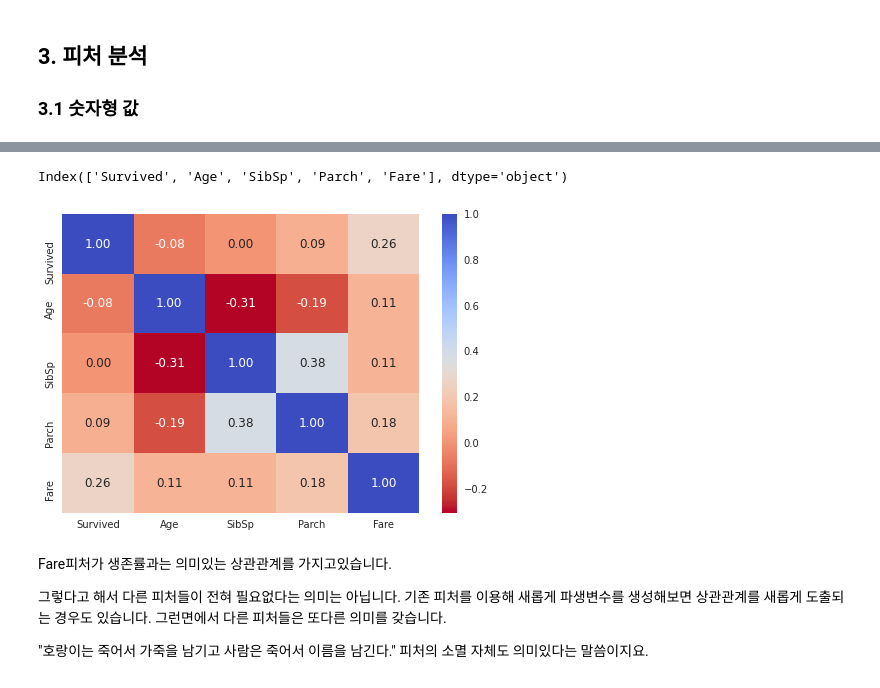
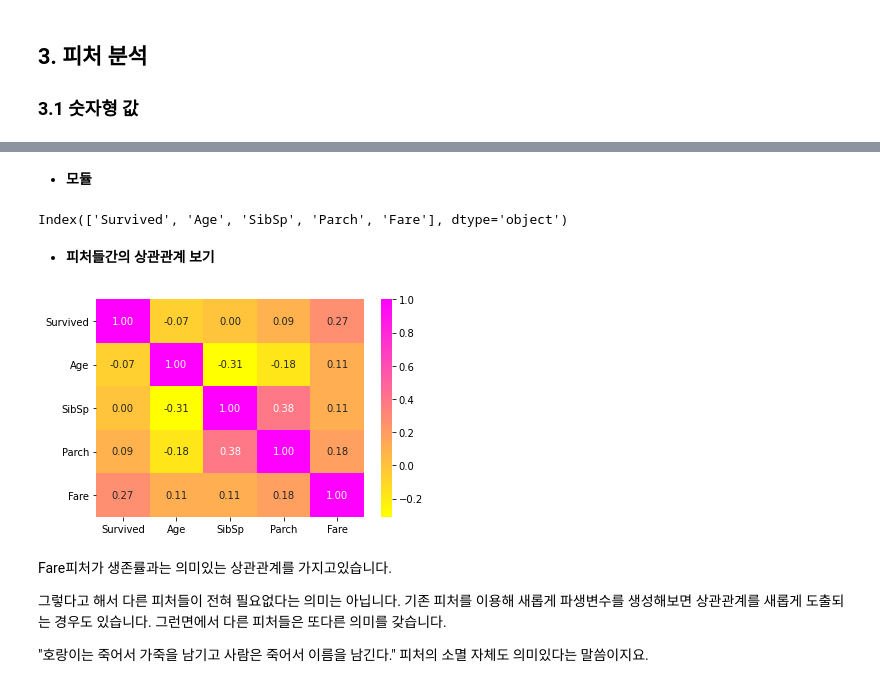
Before and after one commit to SANGSEOSEO/philosophy_datascience, a Jupyter notebook: 08.Kaggle_Dacon/titanic/titanic-data-analysis-using-ensemble-modeling.ipynb, the cells around one changed output, grey strips where cells are left out. Drawn from its saved outputs; the diff is of its cells as text; code cells hidden in the pictures.

```diff
--- a/08.Kaggle_Dacon/titanic/titanic-data-analysis-using-ensemble-modeling.ipynb
+++ b/08.Kaggle_Dacon/titanic/titanic-data-analysis-using-ensemble-modeling.ipynb
@@ -190,15 +343,12 @@ def remove_outliers(df, outlier_pos):
     이상치의 데이터프레임에서 인덱스를 매개변수로 받아
     해당 데이터를 삭제
     """
-    display("이상치 삭제전 : ", df.shape)
-
-    # show he outlier rows
+    display("이상치 삭제전", df.shape)
     display(df.iloc[outlier_pos])
 
-    # Drop outlier
-    df = df.drop(outlier_pos, axis=0, errors='ignore').reset_index(drop=True)
-    # 삭제후
+    df = df.drop(index = outlier_pos, axis=0, errors='ignore').reset_index(drop=True)
     display("이상치 삭제 후 ", df.shape)
+
     return df
 
 # Remove outlier
@@ -298,21 +541,22 @@ def check_null_missing_val(df, datasetT=True):
         # Fill empty and NaNs values with NaN
         df = df.fillna(np.nan)
 
-    # Check for Null values
+    print("널값 체크 : \n")
     display(df.isnull().sum())
 
-    # 데이터 타입
-    display(df.dtypes, type(df.dtypes), df.dtypes.to_list())
+    print("데이터타입 체크 : \n")
+    datatype_df = pd.DataFrame(data = df.dtypes).reset_index()
+    datatype_df = df.rename(columns={"index": "feature", 0: "data_type"}, inplace=False)
 
-    print("\n")
+    display(df)
+
+    print("dataset information : \n")
     display(df.info())
 
-    print("\n Technical Statistics")
+    print("dataset descriptive statistics : \n")
     display(df.describe())
 
-    print("\n Top 5")
-    display(df.head(n=5))
-
+    display(df.head(3))
     return df
 # %%
 dataset = check_null_missing_val(dataset, datasetT=True)
@@ -484,24 +699,28 @@ int_cols.drop(index = ['PassengerId', 'Pclass'], inplace=True)
+# %% [markdown]
+* **모듈**
 # %%
-def extract_num_feature(df, objType=None):
+def extract_num_features(df, objType=None):
     """
     데이터프레임을 입력받아 데이터타입을 필터링하는 해당
     피처만 리스트타입으로 리턴
     리턴값은 pd.Series
     """
-    int_cols = df.dtypes[df.dtypes != objType]
-    int_cols.drop(index = ['PassengerId', 'Pclass'], inplace=True)
+    int_cols = train.dtypes[train.dtypes != 'object']
+    # PassengerId와 Pclass 피처 삭제
+    int_cols.drop(index = ["PassengerId", "Pclass"], inplace=True)
+    return int_cols
 
-    return int_cols
+# 수행
+int_cols = extract_num_features(train, 'object')
+int_cols.index
+# %% [output]
+Index(['Survived', 'Age', 'SibSp', 'Parch', 'Fare'], dtype='object')
-# %%
-int_cols = extract_num_feature(train, 'object')
-int_cols.index
-# %% [output]
-Index(['Survived', 'Age', 'SibSp', 'Parch', 'Fare'], dtype='object')
+# %% [markdown]
+* **피처들간의 상관관계 보기**
 # %%
-# Correlation matrix between numerical values (SibSp Parch Age and Fare values) and Survived
-g = sns.heatmap(train[int_cols.index].corr(), annot=True, fmt=".2f", cmap = "coolwarm_r")
+g = sns.heatmap(train[int_cols.index].corr(), annot=True, fmt=".2f", cmap="spring_r")
 # %% [output]
-[figure, old version]
+[figure, new version]
 # %% [markdown]
 Fare피처가 생존률과는 의미있는 상관관계를 가지고있습니다.
 
```
Also changed, not shown: parts of 137 cells of this notebook.
